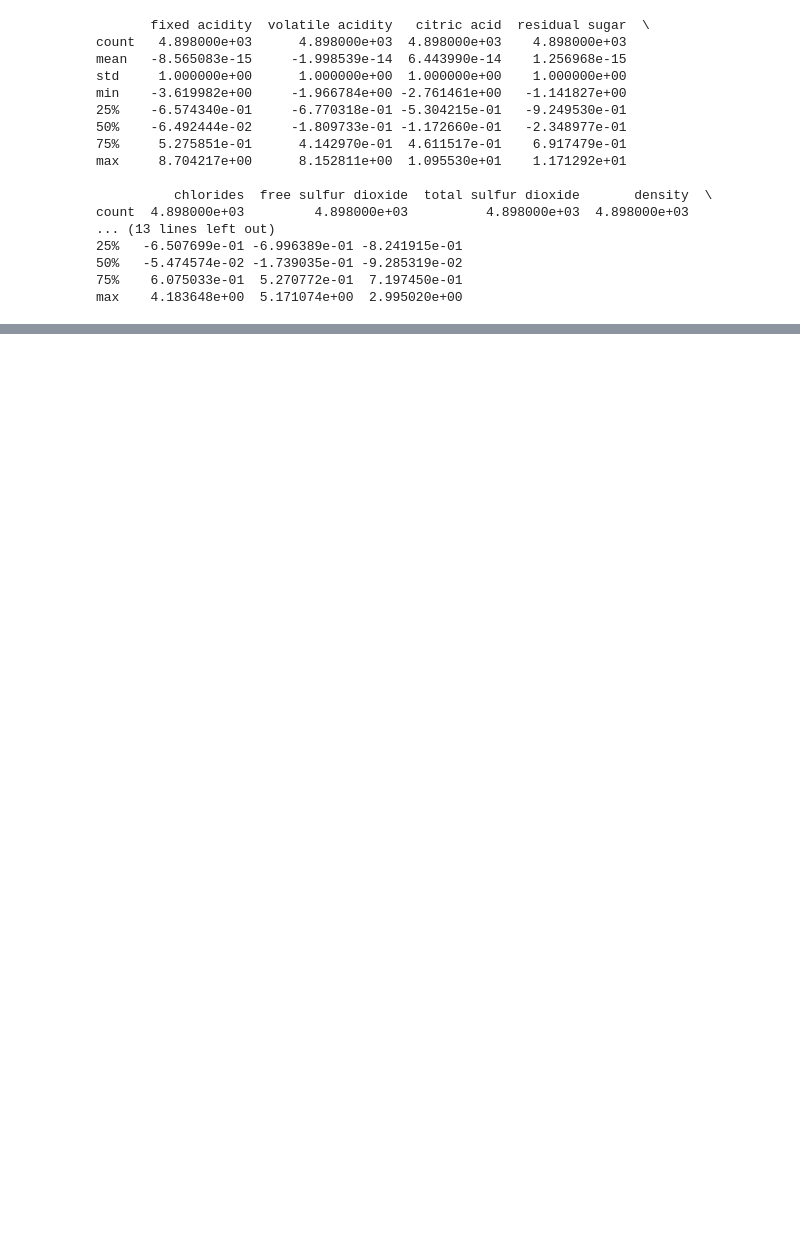
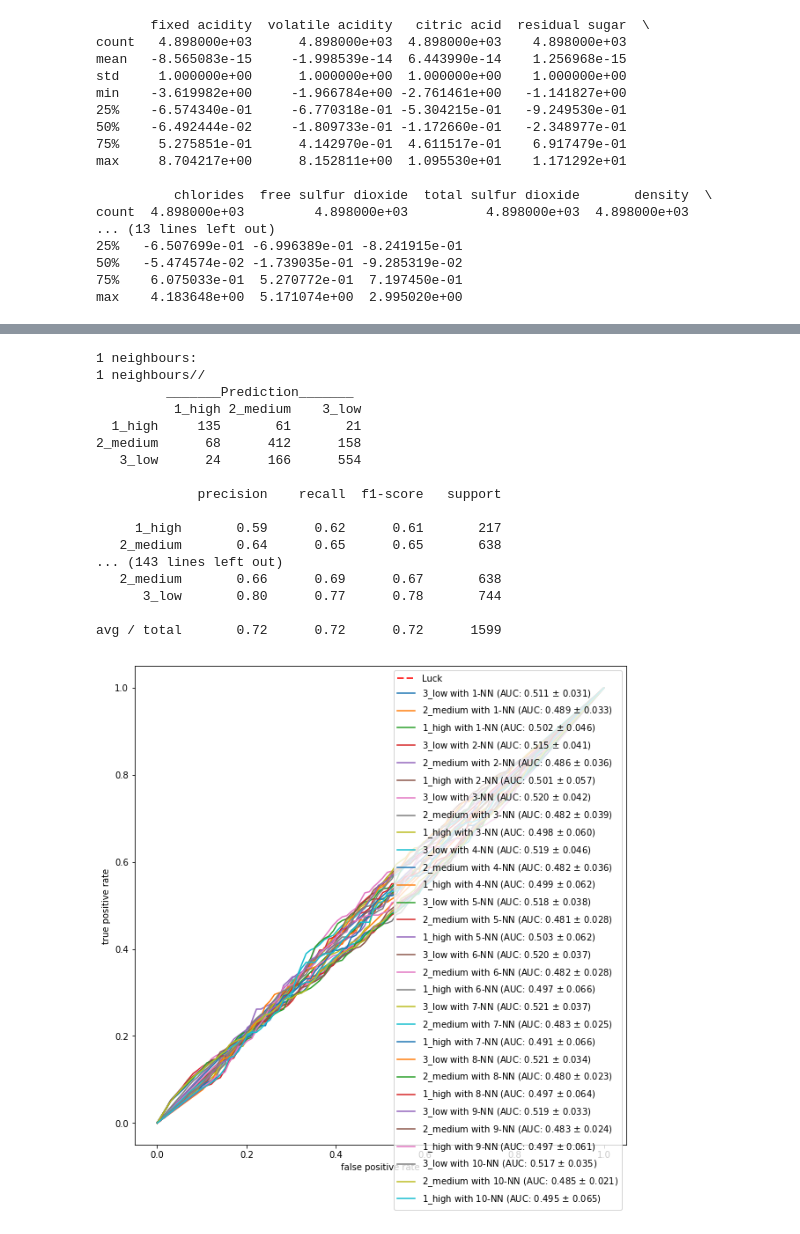
Before and after one commit to GeJulia/wineForTheWin, a Jupyter notebook: Michael-clean.ipynb, the cells around one changed output, grey strips where cells are left out. Cells and saved outputs as stored; diff of their text form; code cells hidden in the pictures; blank space fills up the shorter version.

```diff
--- a/Michael-clean.ipynb
+++ b/Michael-clean.ipynb
@@ -512,0 +553,21 @@ Name: class, Length: 1599, dtype: object
+# %%
+run_knnw_report(red_norm_input.values,red_targetclass)
+# %% [output]
+1 neighbours:
+1 neighbours//
+         _______Prediction_______
+          1_high 2_medium    3_low
+  1_high     135       61       21
+2_medium      68      412      158
+   3_low      24      166      554
+
+             precision    recall  f1-score   support
+
+     1_high       0.59      0.62      0.61       217
+   2_medium       0.64      0.65      0.65       638
+... (143 lines left out)
+   2_medium       0.66      0.69      0.67       638
+      3_low       0.80      0.77      0.78       744
+
+avg / total       0.72      0.72      0.72      1599
+[figure, added]
```
Also changed, not shown: parts of 20 cells of this notebook.
